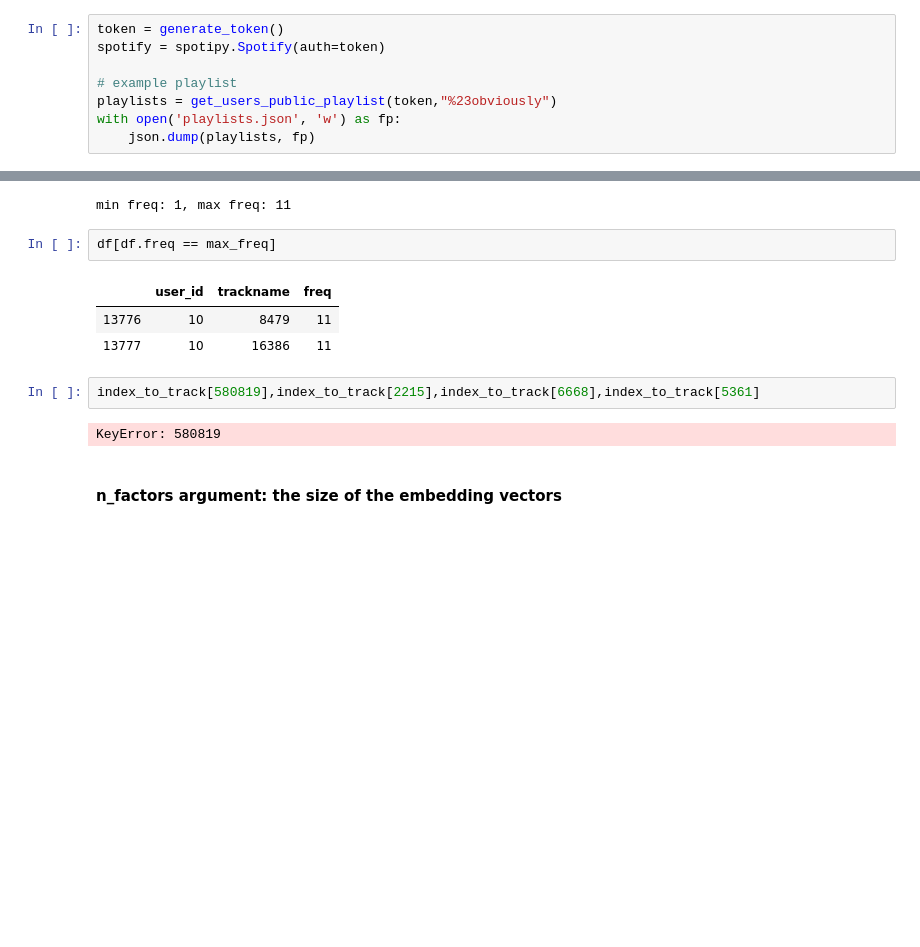
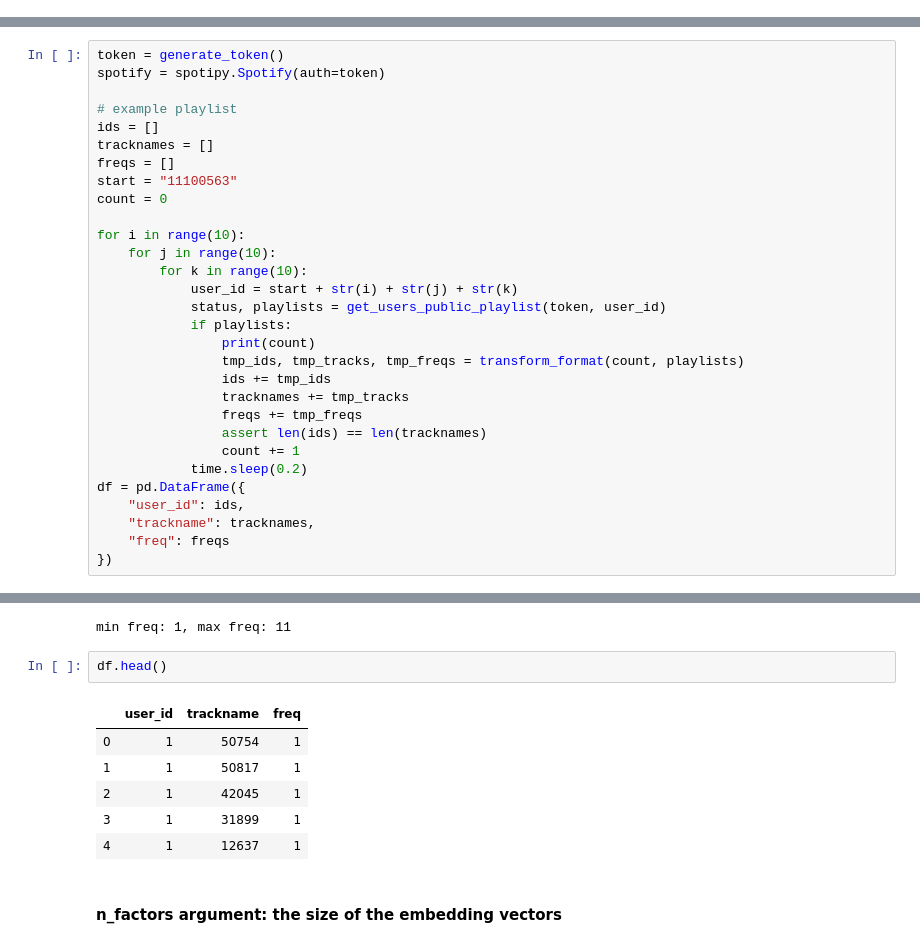
Before and after one commit to ericgeyiyang/PDSProject, a Jupyter notebook: SpotifyPlaylistCrawler.ipynb, the cells around one changed output, grey strips where cells are left out. Drawn from its saved outputs; the diff is of its cells as text; blank space fills up the shorter version.

Commit message:
add scrapped data and some comment

```diff
--- a/SpotifyPlaylistCrawler.ipynb
+++ b/SpotifyPlaylistCrawler.ipynb
@@ -144,8 +53,0 @@ def get_users_public_playlist(token, user_id):
-# %%
-token = generate_token()
-spotify = spotipy.Spotify(auth=token)
-
-# example playlist
-playlists = get_users_public_playlist(token,"%23obviously")
-with open('playlists.json', 'w') as fp:
-    json.dump(playlists, fp)
@@ -151,0 +120,30 @@ with open('playlists.json', 'w') as fp:
+# %%
+token = generate_token()
+spotify = spotipy.Spotify(auth=token)
+
+# example playlist
+ids = []
+tracknames = []
+freqs = []
+start = "11100563"
+count = 0
+
+for i in range(10):
+    for j in range(10):
+        for k in range(10):
+            user_id = start + str(i) + str(j) + str(k)
+            status, playlists = get_users_public_playlist(token, user_id)
+            if playlists:
+                print(count)
+                tmp_ids, tmp_tracks, tmp_freqs = transform_format(count, playlists)
+                ids += tmp_ids
+                tracknames += tmp_tracks
+                freqs += tmp_freqs
+                assert len(ids) == len(tracknames)
+                count += 1
+            time.sleep(0.2)
+df = pd.DataFrame({
+    "user_id": ids,
+    "trackname": tracknames,
+    "freq": freqs
+})
@@ -199,16 +219,15 @@ max_freq = df.freq.max()
 print(f'min freq: {min_freq}, max freq: {max_freq}')
 # %% [output]
 min freq: 1, max freq: 11
-# %%
-df[df.freq == max_freq]
-# %% [output]
-|  | user_id | trackname | freq |
-| 13776 | 10 | 8479 | 11 |
-| 13777 | 10 | 16386 | 11 |
-# %%
-index_to_track[580819],index_to_track[2215],index_to_track[6668],index_to_track[5361]
-# %% [output]
-KeyError: 580819
+# %%
+df.head()
+# %% [output]
+|  | user_id | trackname | freq |
+| 0 | 1 | 50754 | 1 |
+| 1 | 1 | 50817 | 1 |
+| 2 | 1 | 42045 | 1 |
+| 3 | 1 | 31899 | 1 |
+| 4 | 1 | 12637 | 1 |
 # %% [markdown]
 #### n_factors argument: the size of the embedding vectors
 # %%
```
Also changed, not shown: parts of 11 cells of this notebook, 4 other files.
